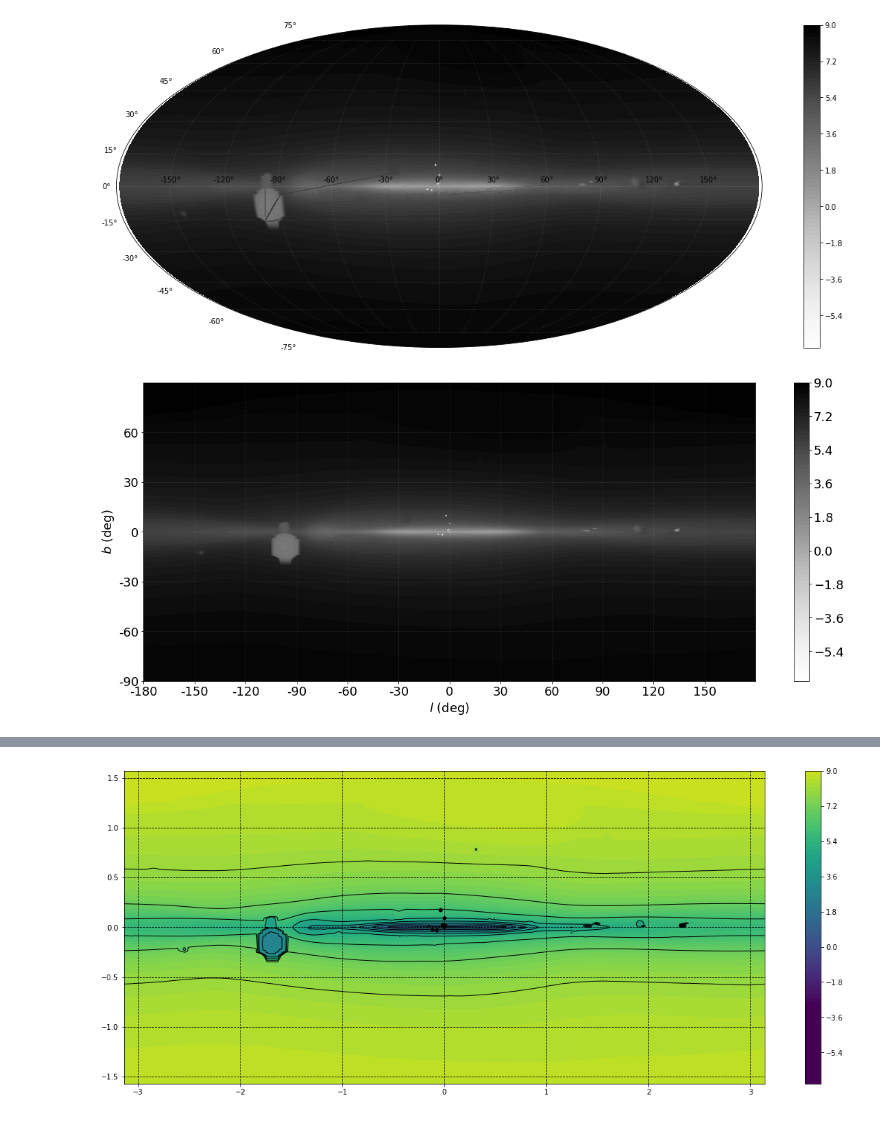
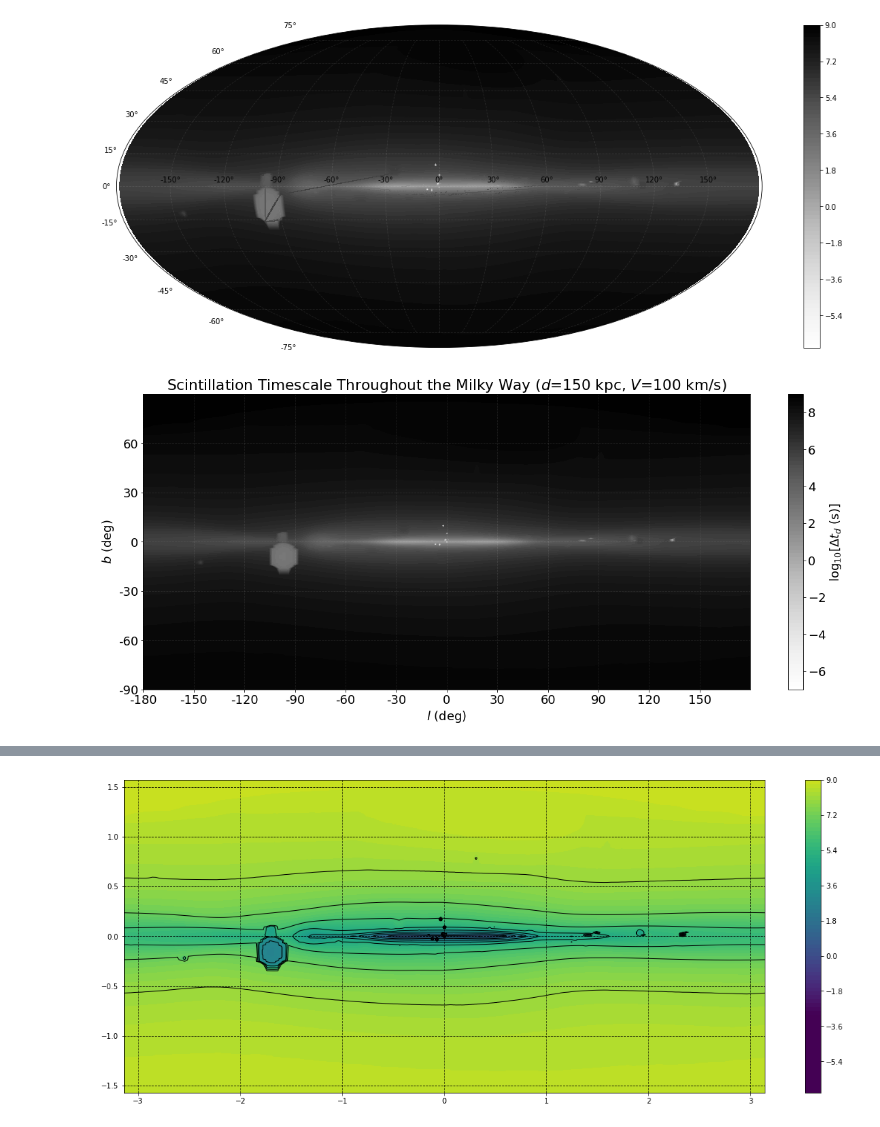
Before and after one commit to bbrzycki/scintillation_map, a Jupyter notebook: scintillation_map.ipynb, the cells around one changed output, grey strips where cells are left out. Cells and saved outputs as stored; diff of their text form; code cells hidden in the pictures.

```diff
--- a/scintillation_map.ipynb
+++ b/scintillation_map.ipynb
@@ -372,28 +372,31 @@ plt.show()
 # %%
 import matplotlib
 font = {'weight' : 'normal',
         'size'   : 18}
 
 matplotlib.rc('font', **font)
 
 fig = plt.figure(figsize=(20,8))
 ax = plt.subplot(111)
 # ax = plt.subplot(111)
 
 frac = 1.
 small_X = X*frac
 small_Y = Y*frac
 plt.grid(color='w', linestyle='--', alpha=0.1)
 # ax.contour(X,Y,np.log(scint),levels=np.arange(-3, 10),colors='k', linewidths=1)
 c = ax.contourf(small_X,small_Y,np.log(scint),100,cmap='Greys')
-fig.colorbar(c)
+cbar = fig.colorbar(c, ticks=np.arange(-6, 9, step=2.))
+cbar.ax.set_ylabel(r'$\log_{10}[\Delta t_d\mathrm{\ (s)}]$', rotation=90)
 
+plt.title(r'Scintillation Timescale Throughout the Milky Way ($d$=150 kpc, $V$=100 km/s)')
 plt.xticks(np.arange(-np.pi, np.pi, step=np.pi/6), np.arange(-180, 180, step=180//6))
 plt.yticks(np.arange(-np.pi/2, np.pi/2, step=np.pi/6), np.arange(-90, 90, step=180//6))
 plt.xlabel(r'$l$ (deg)')
 plt.ylabel(r'$b$ (deg)')
 
 
-plt.s
+plt.savefig('rect.pdf')
+plt.show()
 # %% [output]
-[figure, old version]
+[figure, new version]
```
Also changed, not shown: parts of 4 cells of this notebook, 1 other file.
